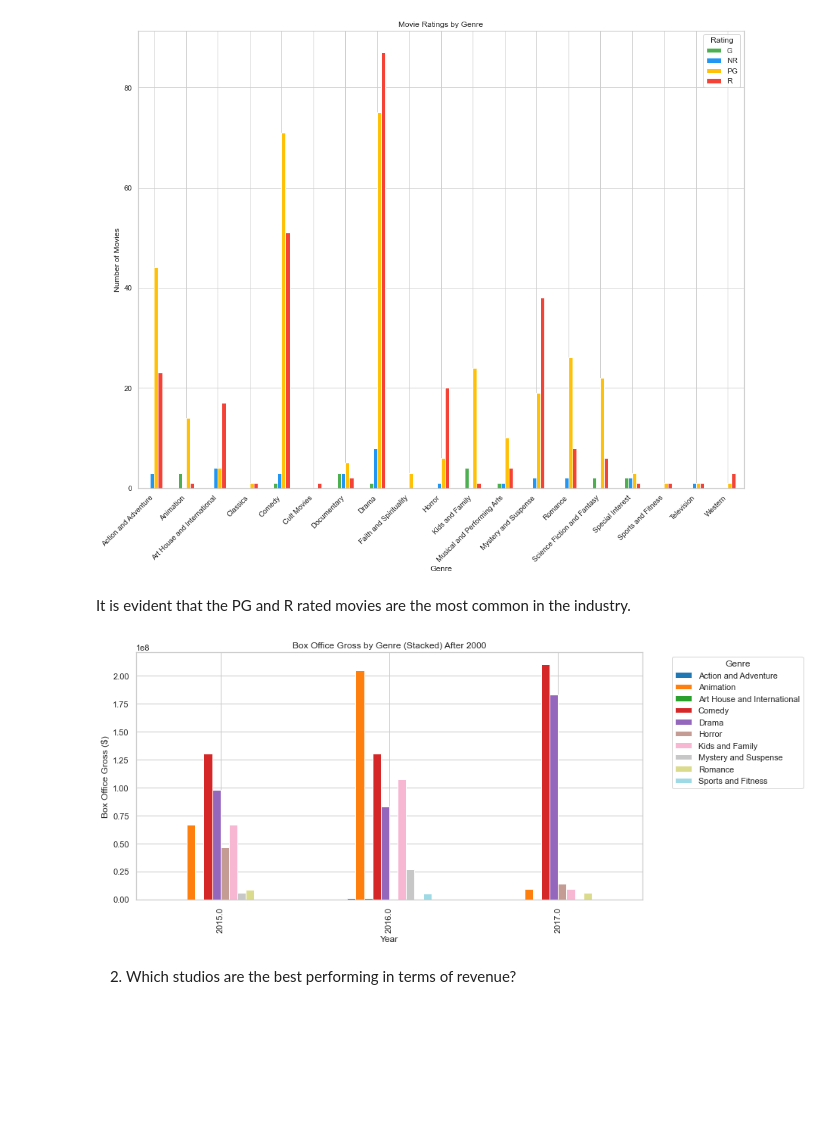
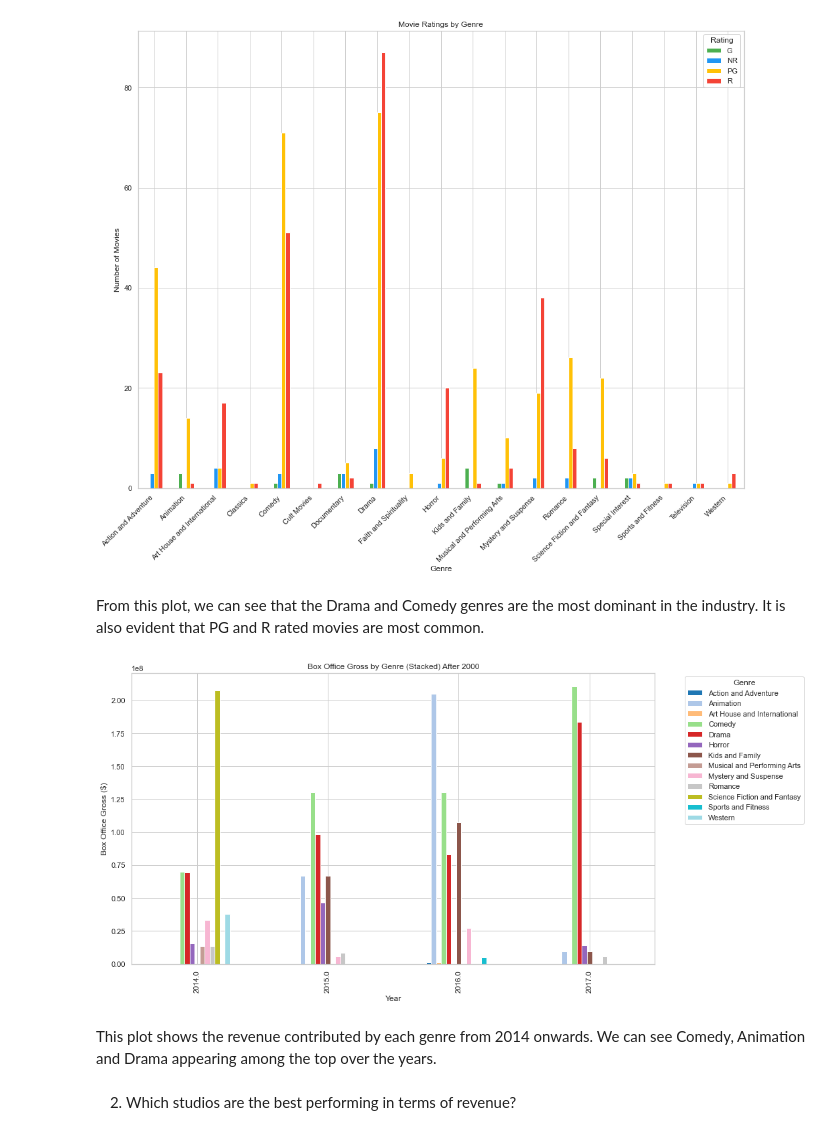
Before and after one commit to Kurgat-Bee/Phase2project, a Jupyter notebook: Group3_p2project.ipynb, the cells around one changed output. Saved outputs shown, nothing was run; the diff lists cells and outputs as text; code cells hidden in the pictures; blank space fills up the shorter version.

```diff
--- a/Group3_p2project.ipynb
+++ b/Group3_p2project.ipynb
@@ -1171,25 +1139,28 @@ plt.tight_layout()
 plt.show()
 # %% [output]
 [figure]
-# %% [markdown]
-It is evident that the PG and R rated movies are the most common in the industry.
+# %% [markdown]
+From this plot, we can see that the Drama and Comedy genres are the most dominant in the industry. It is also evident that PG and R rated movies are most common.
 # %%
 # checking the box office revenue per genre per year
-filtered2_df = rtinfo2[rtinfo2['Theatre_Year'] > 2014]
+filtered2_df = rtinfo2[rtinfo2['Theatre_Year']>2013]
 
 
 pivot_df = filtered2_df.pivot_table(
     index='Theatre_Year', columns='genre', values='box_office', aggfunc='sum', fill_value=0
 )
 
-pivot_df.plot(kind='bar', stacked=False, figsize=(12, 6), cmap='tab20')
+pivot_df.plot(kind='bar', stacked=False, figsize=(14, 8), cmap='tab20')
+
 plt.title('Box Office Gross by Genre (Stacked) After 2000')
 plt.ylabel('Box Office Gross ($)')
 plt.xlabel('Year')
 plt.legend(title='Genre', bbox_to_anchor=(1.05, 1), loc='upper left')
 plt.show()
 # %% [output]
-[figure, old version]
+[figure, new version]
+# %% [markdown]
+This plot shows the revenue contributed by each genre from 2014 onwards. We can see Comedy, Animation and Drama appearing among the top over the years.
 # %% [markdown]
 2. Which studios are the best performing in terms of revenue?
 # %% [markdown]
```
Also changed, not shown: parts of 25 cells of this notebook.
